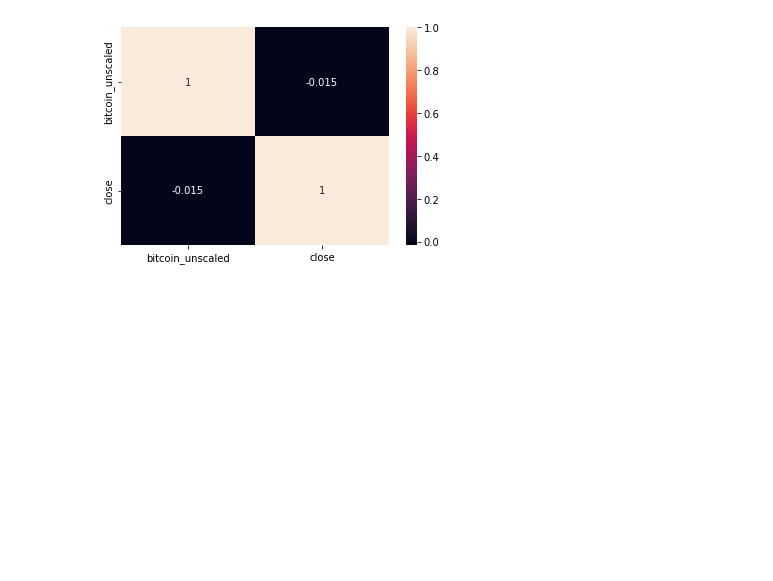
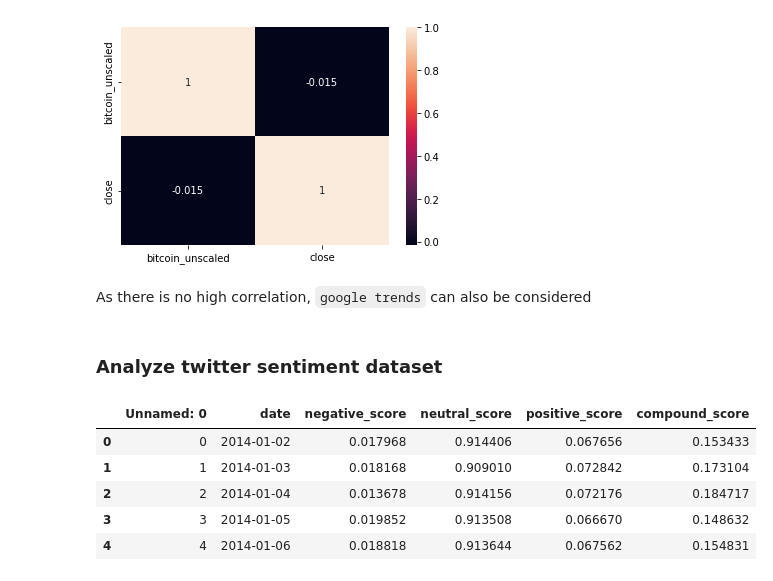
Before and after one commit to Ammar-Raneez/BitForecast, a Jupyter notebook: ml/notebooks/preprocessing/create_dataset.ipynb, the cells around one changed output. Drawn from its saved outputs; the diff is of its cells as text; code cells hidden in the pictures; blank space fills up the shorter version.

```diff
--- a/ml/notebooks/preprocessing/create_dataset.ipynb
+++ b/ml/notebooks/preprocessing/create_dataset.ipynb
@@ -293,3 +297,17 @@ sns.heatmap(filtered_gtrends.corr(), annot=True)
 plt.show()
 # %% [output]
 [figure]
+# %% [markdown]
+As there is no high correlation, `google trends` can also be considered
+# %% [markdown]
+### Analyze twitter sentiment dataset
+# %%
+twitter_sentiments = pd.read_csv(TWEETS_DATA)
+twitter_sentiments.head()
+# %% [output]
+|  | Unnamed: 0 | date | negative_score | neutral_score | positive_score | compound_score |
+| 0 | 0 | 2014-01-02 | 0.017968 | 0.914406 | 0.067656 | 0.153433 |
+| 1 | 1 | 2014-01-03 | 0.018168 | 0.909010 | 0.072842 | 0.173104 |
+| 2 | 2 | 2014-01-04 | 0.013678 | 0.914156 | 0.072176 | 0.184717 |
+| 3 | 3 | 2014-01-05 | 0.019852 | 0.913508 | 0.066670 | 0.148632 |
+| 4 | 4 | 2014-01-06 | 0.018818 | 0.913644 | 0.067562 | 0.154831 |
```
Also changed, not shown: parts of 16 cells of this notebook, 1 other file.
